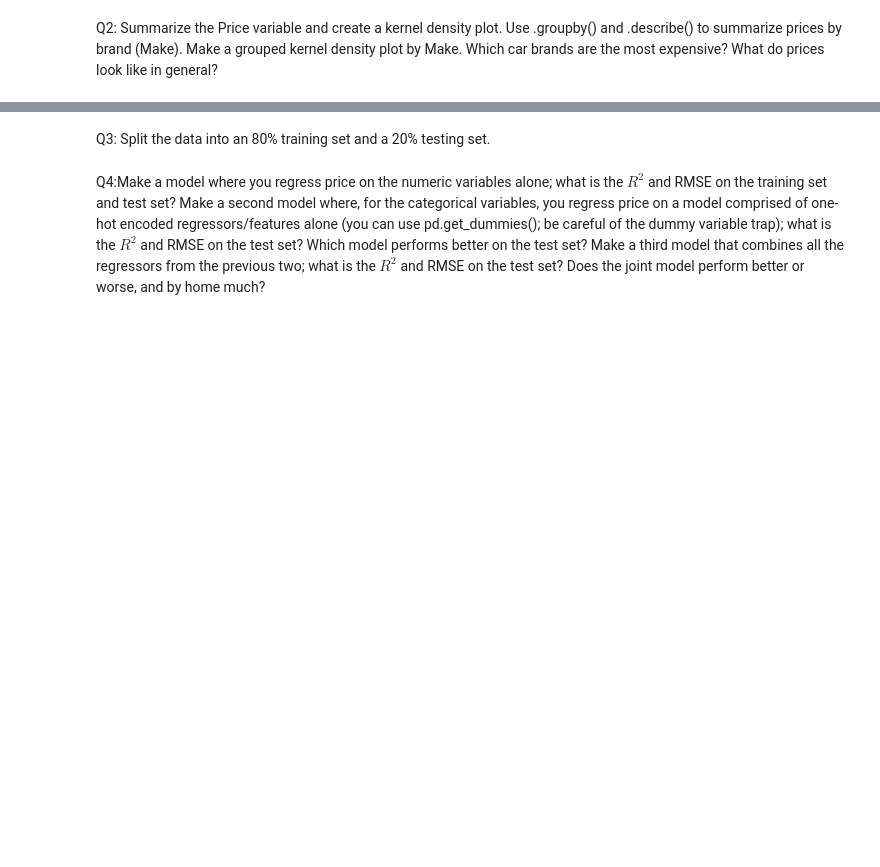
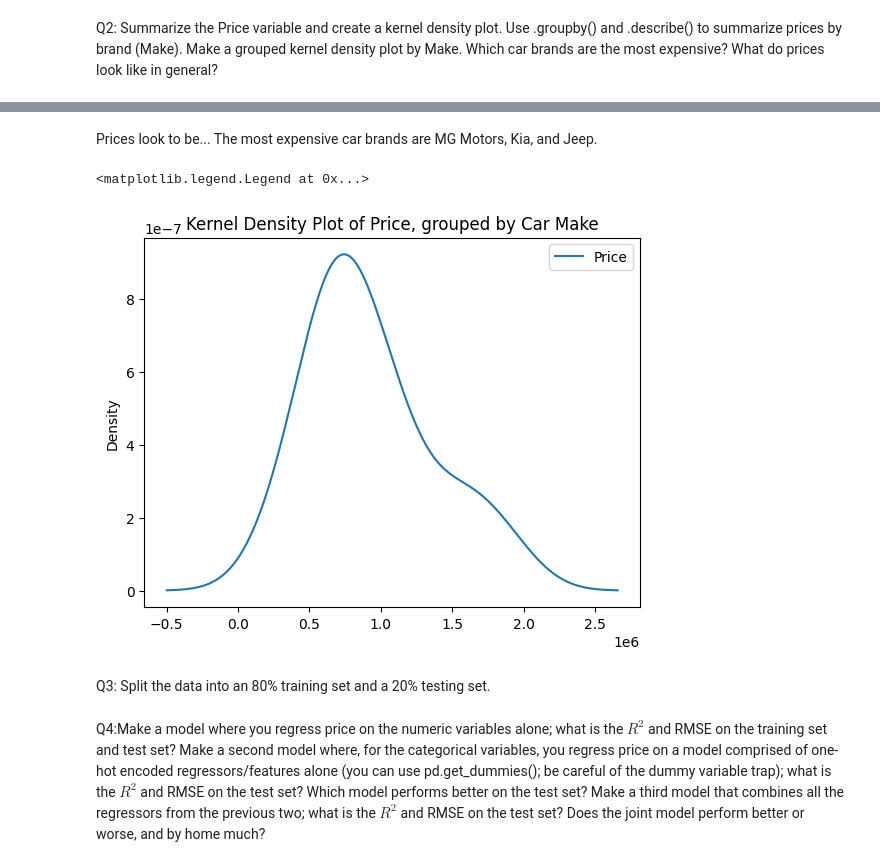
Before and after one commit to natalie-s11/week_8, a Jupyter notebook: Lab_IV_Linear_Models.ipynb, the cells around one changed output, grey strips where cells are left out. Drawn from its saved outputs; the diff is of its cells as text; code cells hidden in the pictures; blank space fills up the shorter version.

```diff
--- a/Lab_IV_Linear_Models.ipynb
+++ b/Lab_IV_Linear_Models.ipynb
@@ -419,2 +444,6 @@ None
 # %% [markdown]
 Q2: Summarize the Price variable and create a kernel density plot. Use .groupby() and .describe() to summarize prices by brand (Make). Make a grouped kernel density plot by Make. Which car brands are the most expensive? What do prices look like in general?
+# %%
+Price_By_Brand = Cars.groupby('Make')['Price'].mean()
+print(Price_By_Brand.sort_values(ascending=False))
+print(Price_By_Brand.describe())
@@ -421,2 +468,15 @@ Q2: Summarize the Price variable and create a kernel density plot. Use .groupby(
+# %% [markdown]
+Prices look to be...
+The most expensive car brands are MG Motors, Kia, and Jeep.
+# %%
+# plot it as a kernel density plot
+Price_By_Brand.plot.kde()
+# add title
+plt.title("Kernel Density Plot of Price, grouped by Car Make")
+# add a legend to see which color aligns with which neighbourhood
+plt.legend()
+# %% [output]
+<matplotlib.legend.Legend at 0x...>
+[figure, added]
 # %% [markdown]
 Q3: Split the data into an 80% training set and a 20% testing set.
```
Also changed, not shown: parts of 5 cells of this notebook, 1 other file.
